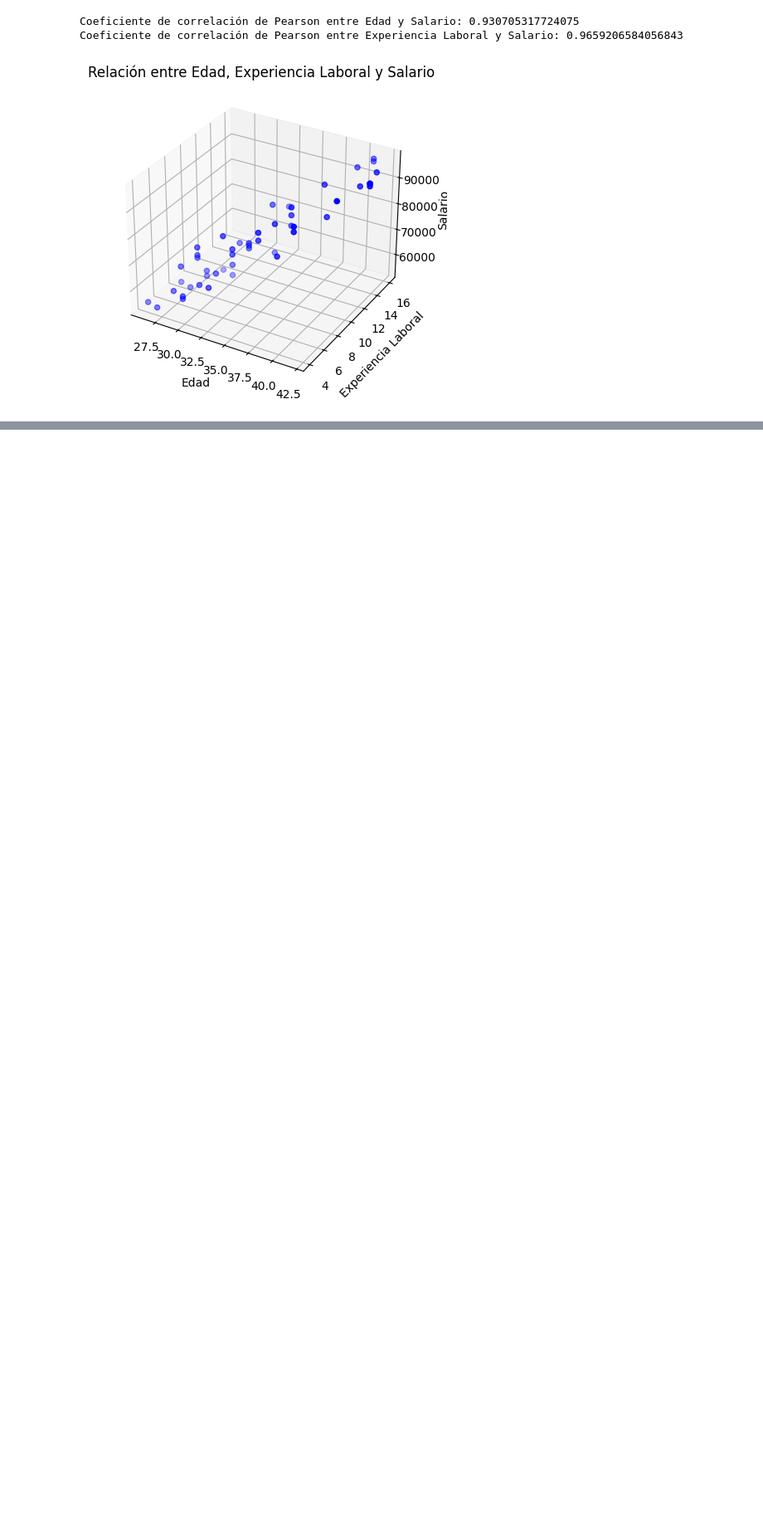
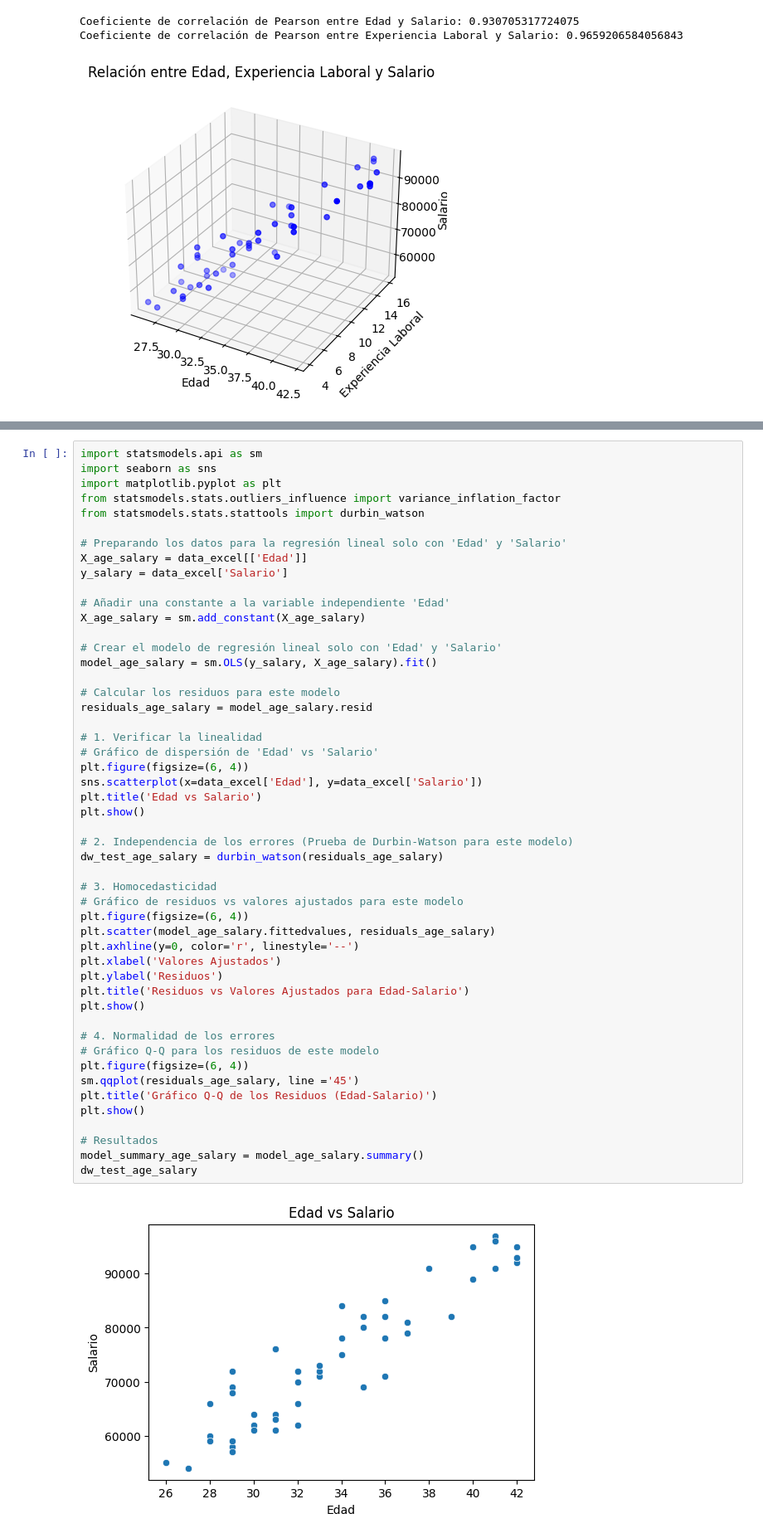
Before and after one commit to LeandroRodrigoMolina/IntegradorEstadisticaSecuela, a Jupyter notebook: main.ipynb, the cells around one changed output, grey strips where cells are left out. Shown at 83% size. Saved outputs shown, nothing was run; the diff lists cells and outputs as text; blank space fills up the shorter version.

```diff
--- a/main.ipynb
+++ b/main.ipynb
@@ -188,0 +255,52 @@ Coeficiente de correlación de Pearson entre Experiencia Laboral y Salario: 0.96
+# %%
+import statsmodels.api as sm
+import seaborn as sns
+import matplotlib.pyplot as plt
+from statsmodels.stats.outliers_influence import variance_inflation_factor
+from statsmodels.stats.stattools import durbin_watson
+
+# Preparando los datos para la regresión lineal solo con 'Edad' y 'Salario'
+X_age_salary = data_excel[['Edad']]
+y_salary = data_excel['Salario']
+
+# Añadir una constante a la variable independiente 'Edad'
+X_age_salary = sm.add_constant(X_age_salary)
+
+# Crear el modelo de regresión lineal solo con 'Edad' y 'Salario'
+model_age_salary = sm.OLS(y_salary, X_age_salary).fit()
+
+# Calcular los residuos para este modelo
+residuals_age_salary = model_age_salary.resid
+
+# 1. Verificar la linealidad
+# Gráfico de dispersión de 'Edad' vs 'Salario'
+plt.figure(figsize=(6, 4))
+sns.scatterplot(x=data_excel['Edad'], y=data_excel['Salario'])
+plt.title('Edad vs Salario')
+plt.show()
+
+# 2. Independencia de los errores (Prueba de Durbin-Watson para este modelo)
+dw_test_age_salary = durbin_watson(residuals_age_salary)
+
+# 3. Homocedasticidad
+# Gráfico de residuos vs valores ajustados para este modelo
+plt.figure(figsize=(6, 4))
+plt.scatter(model_age_salary.fittedvalues, residuals_age_salary)
+plt.axhline(y=0, color='r', linestyle='--')
+plt.xlabel('Valores Ajustados')
+plt.ylabel('Residuos')
+plt.title('Residuos vs Valores Ajustados para Edad-Salario')
+plt.show()
+
+# 4. Normalidad de los errores
+# Gráfico Q-Q para los residuos de este modelo
+plt.figure(figsize=(6, 4))
+sm.qqplot(residuals_age_salary, line ='45')
+plt.title('Gráfico Q-Q de los Residuos (Edad-Salario)')
+plt.show()
+
+# Resultados
+model_summary_age_salary = model_age_salary.summary()
+dw_test_age_salary
+# %% [output]
+[figure, added]
```
Also changed, not shown: parts of 2 cells of this notebook.
